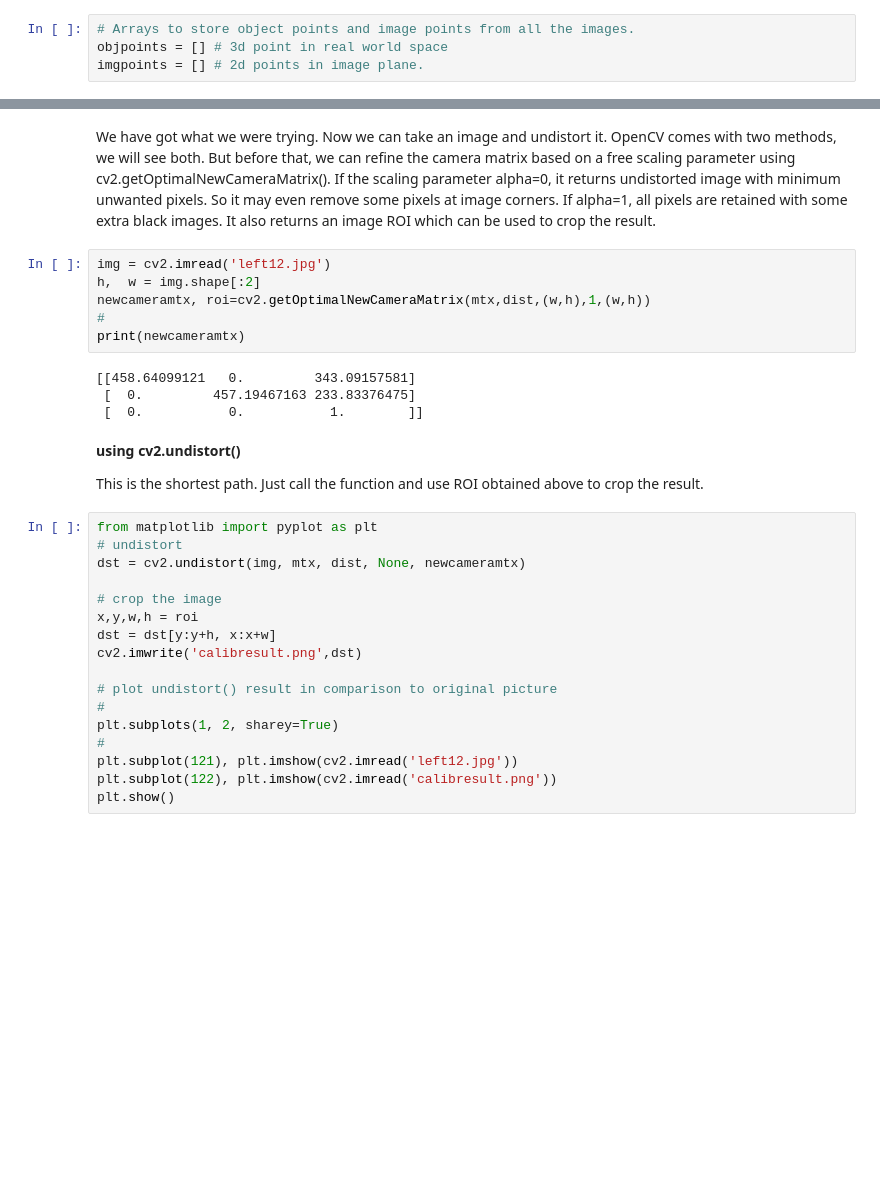
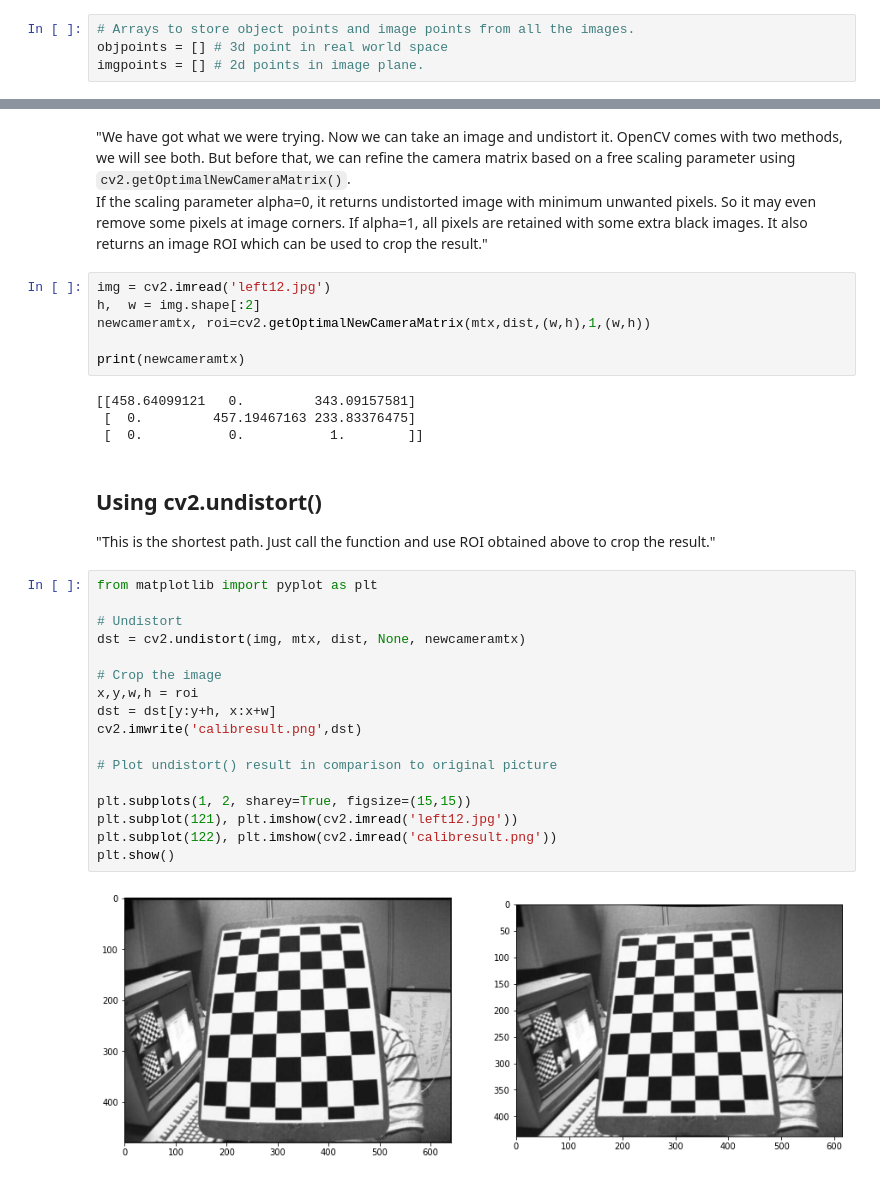
Before and after one commit to iubh/DLMAINLPCV01, a Jupyter notebook: notebooks/cv_3-4__camera_calibration.ipynb, the cells around one changed output, grey strips where cells are left out. Saved outputs shown, nothing was run; the diff lists cells and outputs as text; blank space fills up the shorter version.

```diff
--- a/notebooks/cv_3-4__camera_calibration.ipynb
+++ b/notebooks/cv_3-4__camera_calibration.ipynb
@@ -159,34 +127,36 @@ ret, mtx, dist, rvecs, tvecs = cv2.calibrateCamera(objpoints, imgpoints, gray.sh
 # %% [markdown]
-We have got what we were trying. Now we can take an image and undistort it. OpenCV comes with two methods, we will see both. But before that, we can refine the camera matrix based on a free scaling parameter using cv2.getOptimalNewCameraMatrix(). If the scaling parameter alpha=0, it returns undistorted image with minimum unwanted pixels. So it may even remove some pixels at image corners. If alpha=1, all pixels are retained with some extra black images. It also returns an image ROI which can be used to crop the result.
+"We have got what we were trying. Now we can take an image and undistort it. OpenCV comes with two methods, we will see both. But before that, we can refine the camera matrix based on a free scaling parameter using ``cv2.getOptimalNewCameraMatrix()``.<br> If the scaling parameter alpha=0, it returns undistorted image with minimum unwanted pixels. So it may even remove some pixels at image corners. If alpha=1, all pixels are retained with some extra black images. It also returns an image ROI which can be used to crop the result."
 # %%
 img = cv2.imread('left12.jpg')
 h,  w = img.shape[:2]
 newcameramtx, roi=cv2.getOptimalNewCameraMatrix(mtx,dist,(w,h),1,(w,h))
-#
+
 print(newcameramtx)
 # %% [output]
 [[458.64099121   0.         343.09157581]
  [  0.         457.19467163 233.83376475]
  [  0.           0.           1.        ]]
 # %% [markdown]
-**using cv2.undistort()**
+## Using cv2.undistort()
 
-This is the shortest path. Just call the function and use ROI obtained above to crop the result.
+"This is the shortest path. Just call the function and use ROI obtained above to crop the result."
 # %%
 from matplotlib import pyplot as plt
-# undistort
+
+# Undistort
 dst = cv2.undistort(img, mtx, dist, None, newcameramtx)
 
-# crop the image
+# Crop the image
 x,y,w,h = roi
 dst = dst[y:y+h, x:x+w]
 cv2.imwrite('calibresult.png',dst)
 
-# plot undistort() result in comparison to original picture
-#
-plt.subplots(1, 2, sharey=True)
-#
+# Plot undistort() result in comparison to original picture
+
+plt.subplots(1, 2, sharey=True, figsize=(15,15))
 plt.subplot(121), plt.imshow(cv2.imread('left12.jpg'))
 plt.subplot(122), plt.imshow(cv2.imread('calibresult.png'))
 plt.show()
+# %% [output]
+[figure, added]
 # %% [markdown]
```
Also changed, not shown: parts of 19 cells of this notebook.
